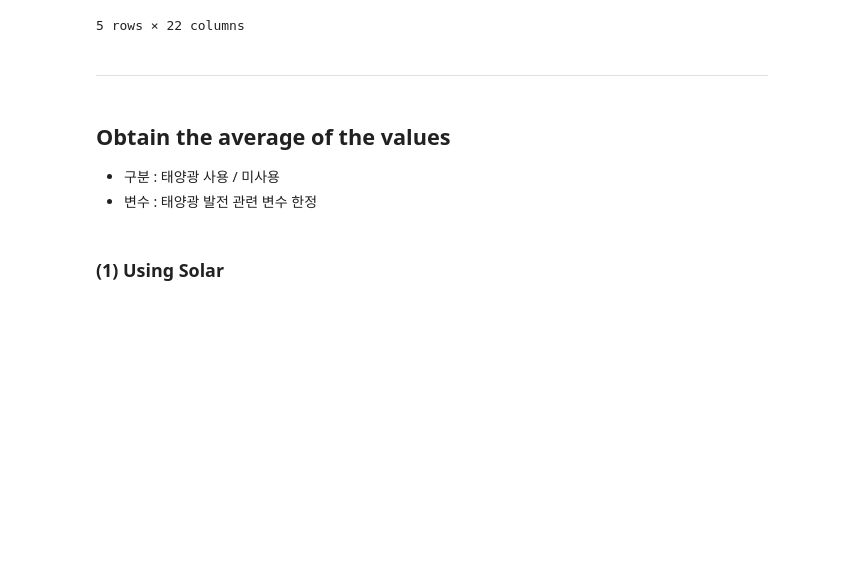
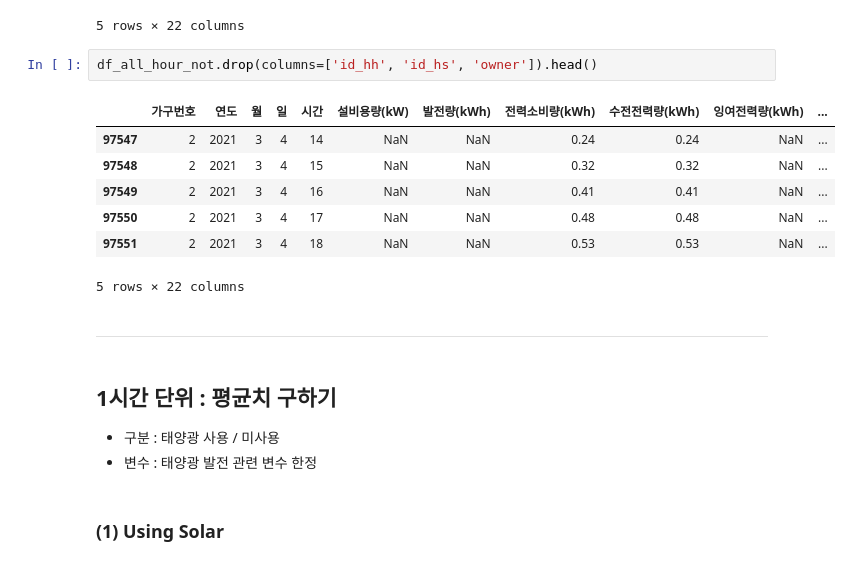
Before and after one commit to hyeondk/PV-Smart-Metering-2022, a Jupyter notebook: 2. Analysis Code/6. Making final results/3. data_average.ipynb, the cells around one changed output. Cells and saved outputs as stored; diff of their text form; blank space fills up the shorter version.

```diff
--- a/2. Analysis Code/6. Making final results/3. data_average.ipynb
+++ b/2. Analysis Code/6. Making final results/3. data_average.ipynb
@@ -66,10 +69,20 @@ df_all_hour_use.drop(columns=['id_hh', 'id_hs', 'owner']).head()
 | 3 | 10 | 2021 | 3 | 1 | 3 | 3kW | 0.0 | 0.180000 | 0.180000 | 0.0 | ... |
 | 4 | 10 | 2021 | 3 | 1 | 4 | 3kW | 0.0 | 0.190002 | 0.190002 | 0.0 | ... |
 5 rows × 22 columns
+# %%
+df_all_hour_not.drop(columns=['id_hh', 'id_hs', 'owner']).head()
+# %% [output]
+|  | 가구번호 | 연도 | 월 | 일 | 시간 | 설비용량(kW) | 발전량(kWh) | 전력소비량(kWh) | 수전전력량(kWh) | 잉여전력량(kWh) | ... |
+| 97547 | 2 | 2021 | 3 | 4 | 14 | NaN | NaN | 0.24 | 0.24 | NaN | ... |
+| 97548 | 2 | 2021 | 3 | 4 | 15 | NaN | NaN | 0.32 | 0.32 | NaN | ... |
+| 97549 | 2 | 2021 | 3 | 4 | 16 | NaN | NaN | 0.41 | 0.41 | NaN | ... |
+| 97550 | 2 | 2021 | 3 | 4 | 17 | NaN | NaN | 0.48 | 0.48 | NaN | ... |
+| 97551 | 2 | 2021 | 3 | 4 | 18 | NaN | NaN | 0.53 | 0.53 | NaN | ... |
+5 rows × 22 columns
 # %% [markdown]
 <hr>
 # %% [markdown]
-## **Obtain the average of the values**
+## **1시간 단위 : 평균치 구하기**
 - 구분 : 태양광 사용 / 미사용
 - 변수 : 태양광 발전 관련 변수 한정
 # %% [markdown]
```
Also changed, not shown: parts of 37 cells of this notebook.
